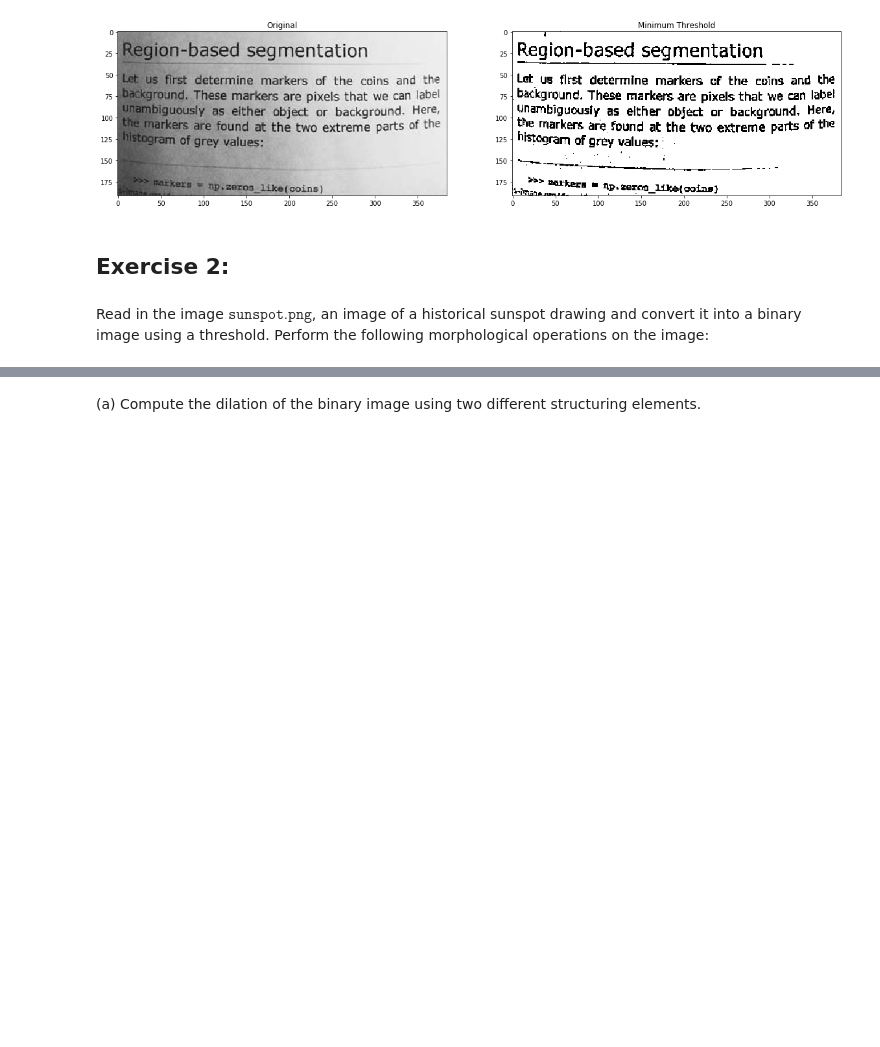
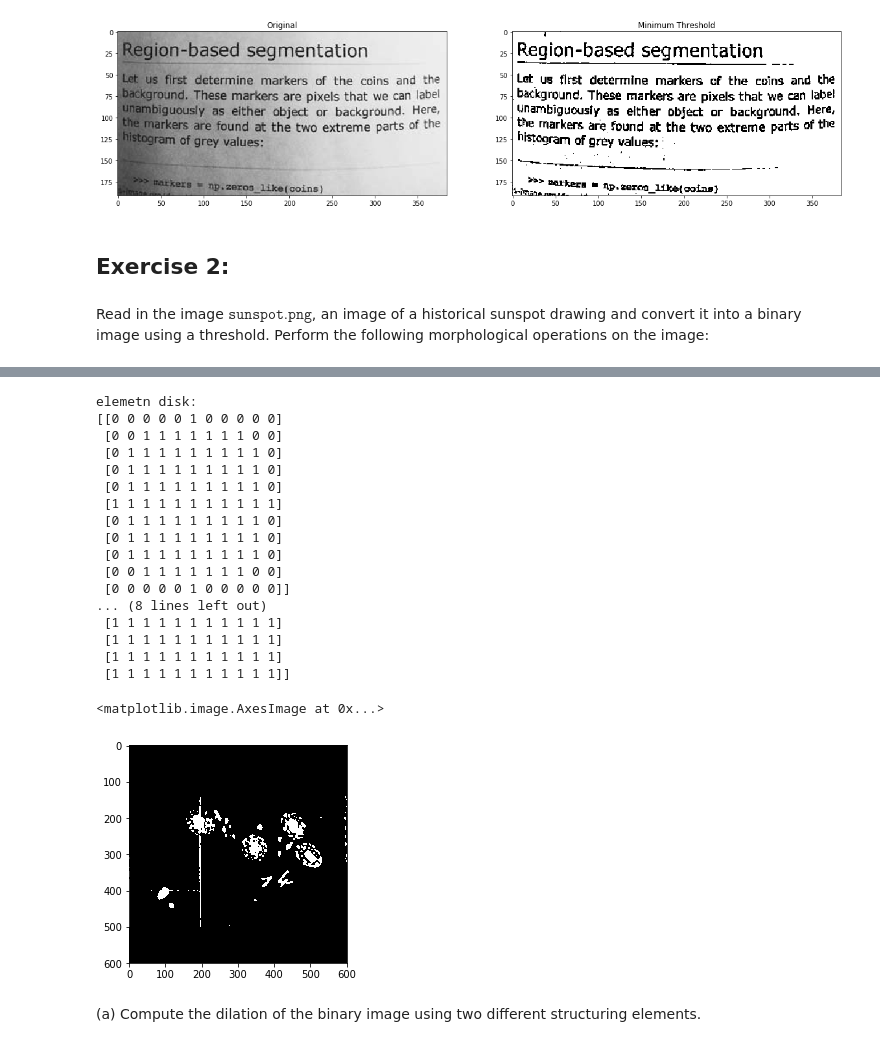
Before and after one commit to pooyansalehi/DIPastro2019, a Jupyter notebook: lab5/lab5.ipynb, the cells around one changed output, grey strips where cells are left out. Saved outputs shown, nothing was run; the diff lists cells and outputs as text; code cells hidden in the pictures; blank space fills up the shorter version.

```diff
--- a/lab5/lab5.ipynb
+++ b/lab5/lab5.ipynb
@@ -100,2 +109,32 @@ Read in the image $\texttt{sunspot.png}$, an image of a historical sunspot drawi
+# %%
+threshold_imggr = imggr > filters.threshold_otsu(imggr)
+selem_disk = morph.disk(5)
+selem_square = morph.square(11)
+
+print ('elemetn disk:')
+print(selem_disk)
+print('element square:')
+print (selem_square)
+plt.imshow(threshold_imggr,cmap='gray')
+# %% [output]
+elemetn disk:
+[[0 0 0 0 0 1 0 0 0 0 0]
+ [0 0 1 1 1 1 1 1 1 0 0]
+ [0 1 1 1 1 1 1 1 1 1 0]
+ [0 1 1 1 1 1 1 1 1 1 0]
+ [0 1 1 1 1 1 1 1 1 1 0]
+ [1 1 1 1 1 1 1 1 1 1 1]
+ [0 1 1 1 1 1 1 1 1 1 0]
+ [0 1 1 1 1 1 1 1 1 1 0]
+ [0 1 1 1 1 1 1 1 1 1 0]
+ [0 0 1 1 1 1 1 1 1 0 0]
+ [0 0 0 0 0 1 0 0 0 0 0]]
+... (8 lines left out)
+ [1 1 1 1 1 1 1 1 1 1 1]
+ [1 1 1 1 1 1 1 1 1 1 1]
+ [1 1 1 1 1 1 1 1 1 1 1]
+ [1 1 1 1 1 1 1 1 1 1 1]]
+<matplotlib.image.AxesImage at 0x...>
+[figure, added]
 # %% [markdown]
 (a) Compute the dilation of the binary image using two different structuring elements.
```
Also changed, not shown: parts of 28 cells of this notebook, 1 other file.
